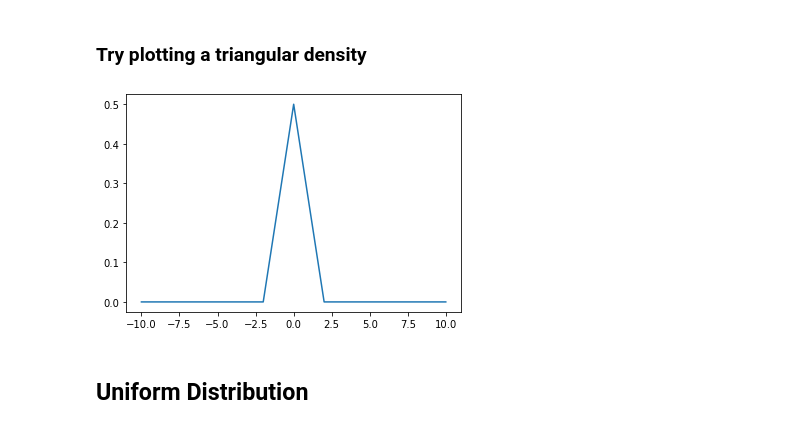
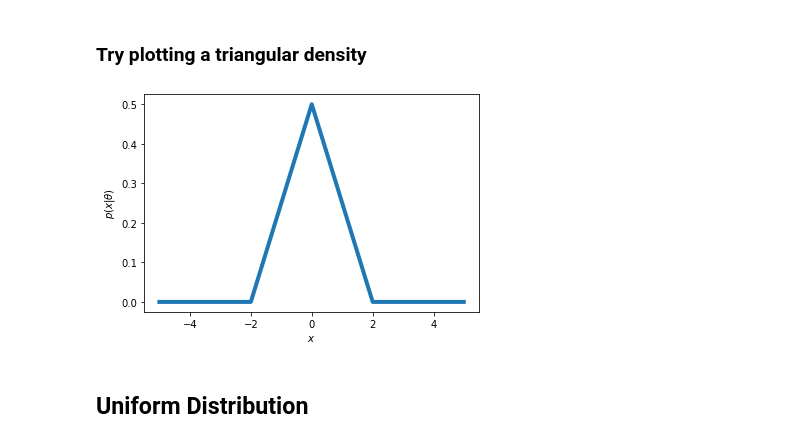
Before and after one commit to tmwatchanan/pattern-recognition, a Jupyter notebook: miniproject_4.ipynb, the cells around one changed output. Cells and saved outputs as stored; diff of their text form; code cells hidden in the pictures.

```diff
--- a/miniproject_4.ipynb
+++ b/miniproject_4.ipynb
@@ -401,12 +410,14 @@ def likelihood_dist(x, mu, delta):
 ### Try plotting a triangular density
 # %%
 fig, ax = plt.subplots()
-X = np.arange(-10, 10, 0.01)
+X = np.arange(-5, 5, 0.01)
 Y = [likelihood_dist(x, 0, 2) for x in X]
-ax.plot(X, Y)
+ax.plot(X, Y, linewidth=4)
+ax.set_xlabel("$x$")
+ax.set_ylabel(r"$p(x|\theta)$")
 plt.show()
 # %% [output]
-[figure, old version]
+[figure, new version]
 # %% [markdown]
 ## Uniform Distribution
 # %%
```
Also changed, not shown: parts of 51 cells of this notebook.
